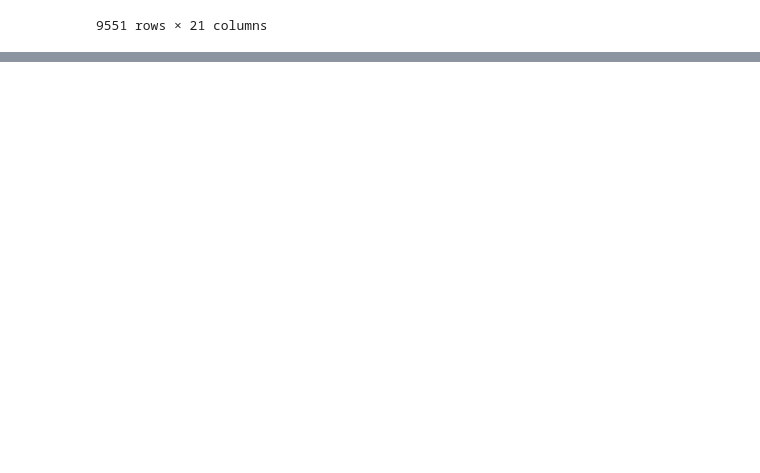
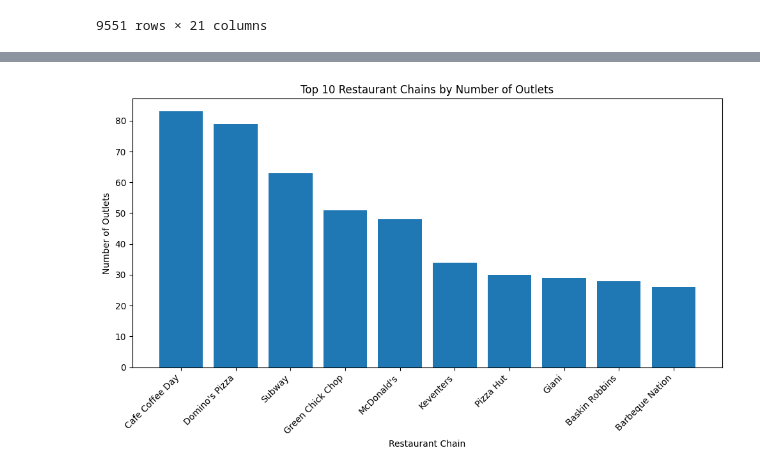
Before and after one commit to mayurdalvi3003/Cognifyz-Technology-Internship-Tasks, a Jupyter notebook: Level2/Level2 tasks.ipynb, the cells around one changed output, grey strips where cells are left out. Drawn from its saved outputs; the diff is of its cells as text; code cells hidden in the pictures; blank space fills up the shorter version.

```diff
--- a/Level2/Level2 tasks.ipynb
+++ b/Level2/Level2 tasks.ipynb
@@ -144,0 +120,11 @@ KeyError: 0
+# %%
+plt.figure(figsize=(10, 6))
+plt.bar(restaurant_chains["Restaurant Name"][:10], restaurant_chains["Chain Count"][:10])
+plt.xticks(rotation=45, ha='right')
+plt.xlabel("Restaurant Chain")
+plt.ylabel("Number of Outlets")
+plt.title("Top 10 Restaurant Chains by Number of Outlets")
+plt.tight_layout()
+plt.show()
+# %% [output]
+[figure, added]
```
Also changed, not shown: parts of 17 cells of this notebook.
